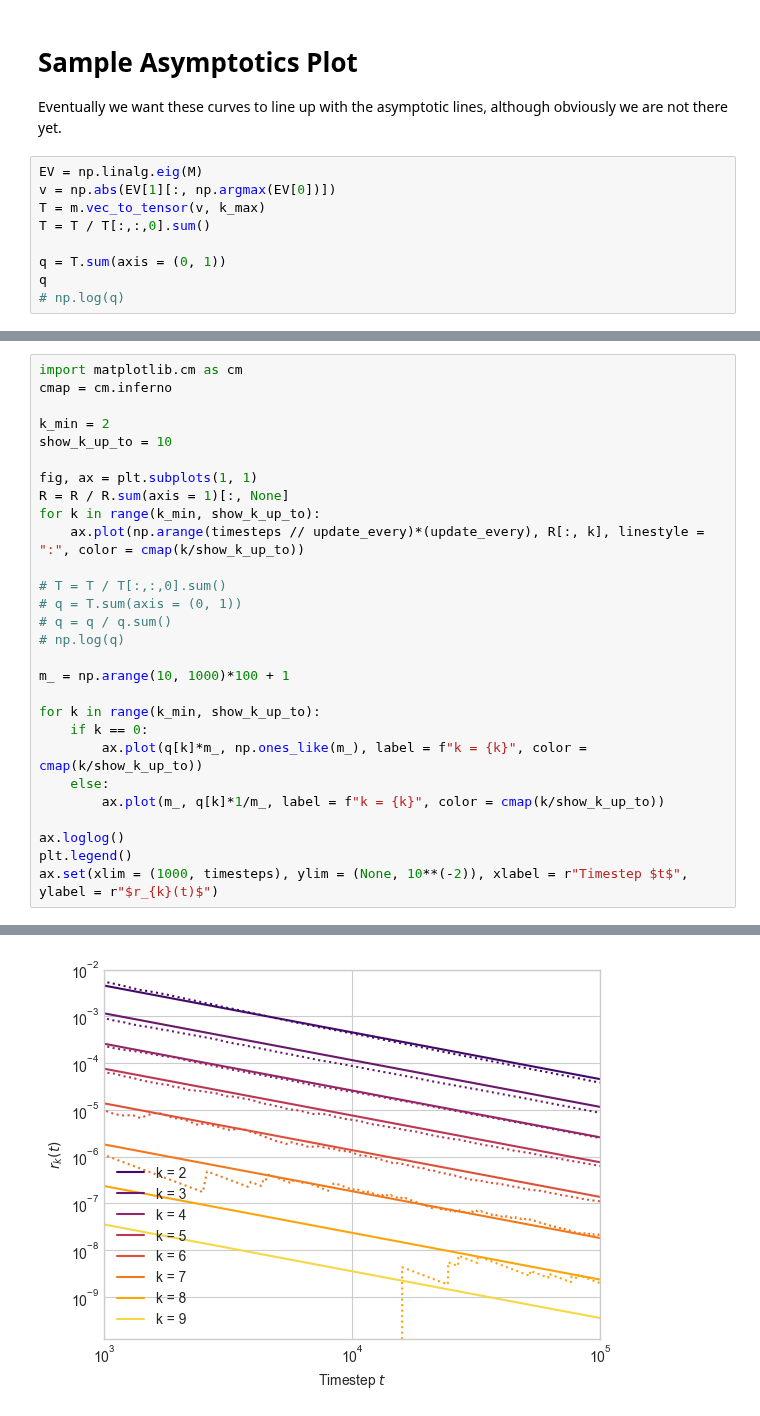
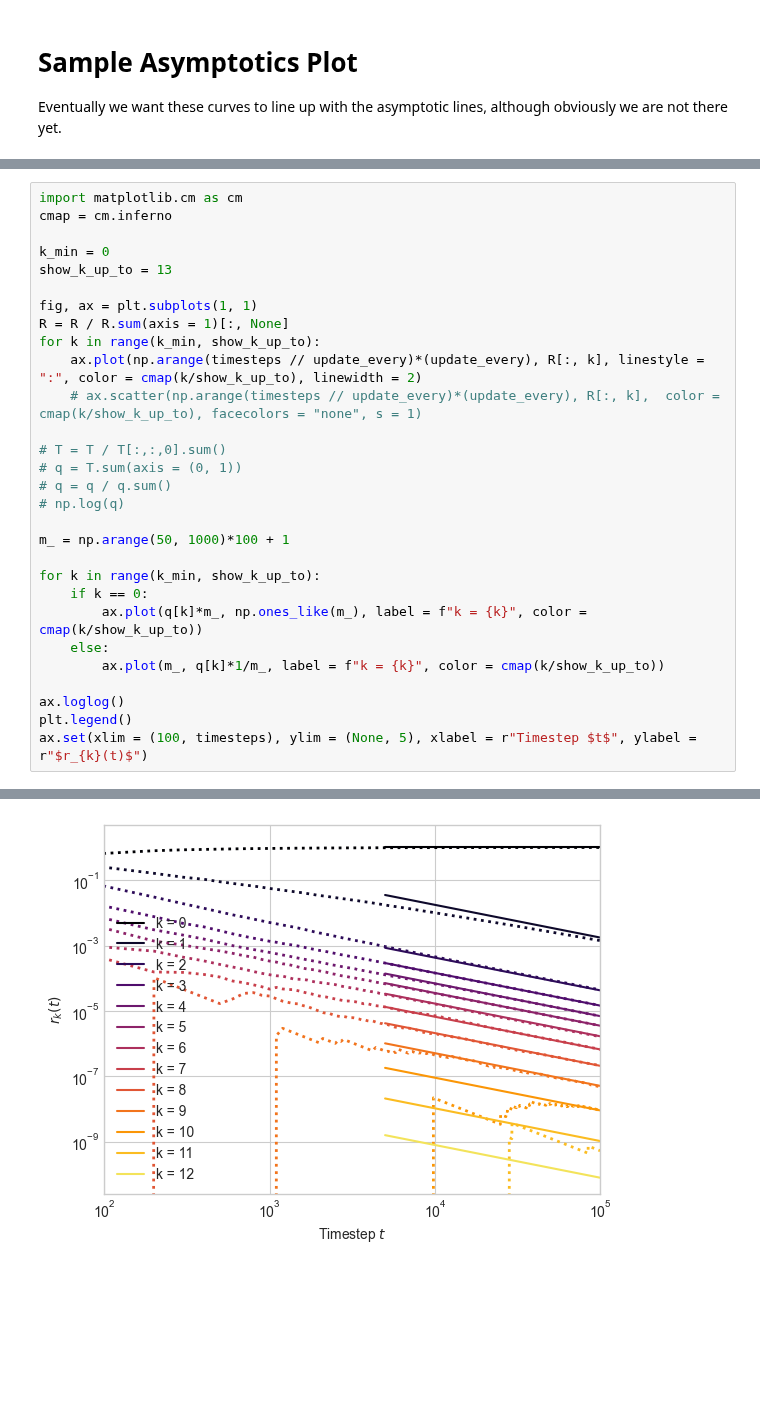
Before and after one commit to hexie1995/HyperGraph, a Jupyter notebook: code/analytic-intersections.ipynb, the cells around one changed output, grey strips where cells are left out. Drawn from its saved outputs; the diff is of its cells as text; blank space fills up the shorter version.

```diff
--- a/code/analytic-intersections.ipynb
+++ b/code/analytic-intersections.ipynb
@@ -137,12 +129,3 @@ array([1.00000000e+00, 2.23464661e+16, 4.55379135e+00, 1.16047862e+00,
 # Sample Asymptotics Plot
 
 Eventually we want these curves to line up with the asymptotic lines, although obviously we are not there yet.
-# %%
-EV = np.linalg.eig(M)
-v = np.abs(EV[1][:, np.argmax(EV[0])])
-T = m.vec_to_tensor(v, k_max)
-T = T / T[:,:,0].sum()
-
-q = T.sum(axis = (0, 1))
-q
-# np.log(q)
@@ -155,20 +133,21 @@ array([1.00000000e+00, 2.23464661e+16, 4.55379135e+00, 1.16047862e+00,
 import matplotlib.cm as cm
 cmap = cm.inferno
 
-k_min = 2
-show_k_up_to = 10
+k_min = 0
+show_k_up_to = 13
 
 fig, ax = plt.subplots(1, 1)
 R = R / R.sum(axis = 1)[:, None]
 for k in range(k_min, show_k_up_to):
-    ax.plot(np.arange(timesteps // update_every)*(update_every), R[:, k], linestyle = ":", color = cmap(k/show_k_up_to))
+    ax.plot(np.arange(timesteps // update_every)*(update_every), R[:, k], linestyle = ":", color = cmap(k/show_k_up_to), linewidth = 2)
+    # ax.scatter(np.arange(timesteps // update_every)*(update_every), R[:, k],  color = cmap(k/show_k_up_to), facecolors = "none", s = 1)
 
 # T = T / T[:,:,0].sum()
 # q = T.sum(axis = (0, 1))
 # q = q / q.sum()
 # np.log(q)
 
-m_ = np.arange(10, 1000)*100 + 1
+m_ = np.arange(50, 1000)*100 + 1
 
 for k in range(k_min, show_k_up_to):
     if k == 0:
@@ -178,5 +157,5 @@ for k in range(k_min, show_k_up_to):
 
 ax.loglog()
 plt.legend()
-ax.set(xlim = (1000, timesteps), ylim = (None, 10**(-2)), xlabel = r"Timestep $t$", ylabel = r"$r_{k}(t)$")
+ax.set(xlim = (100, timesteps), ylim = (None, 5), xlabel = r"Timestep $t$", ylabel = r"$r_{k}(t)$")
 # %% [output]
@@ -185,3 +164,3 @@ ax.set(xlim = (1000, timesteps), ylim = (None, 10**(-2)), xlabel = r"Timestep $t
  Text(0.5, 0, 'Timestep $t$'),
  Text(0, 0.5, '$r_{k}(t)$')]
-[figure, old version]
+[figure, new version]
```
Also changed, not shown: parts of 25 cells of this notebook.
